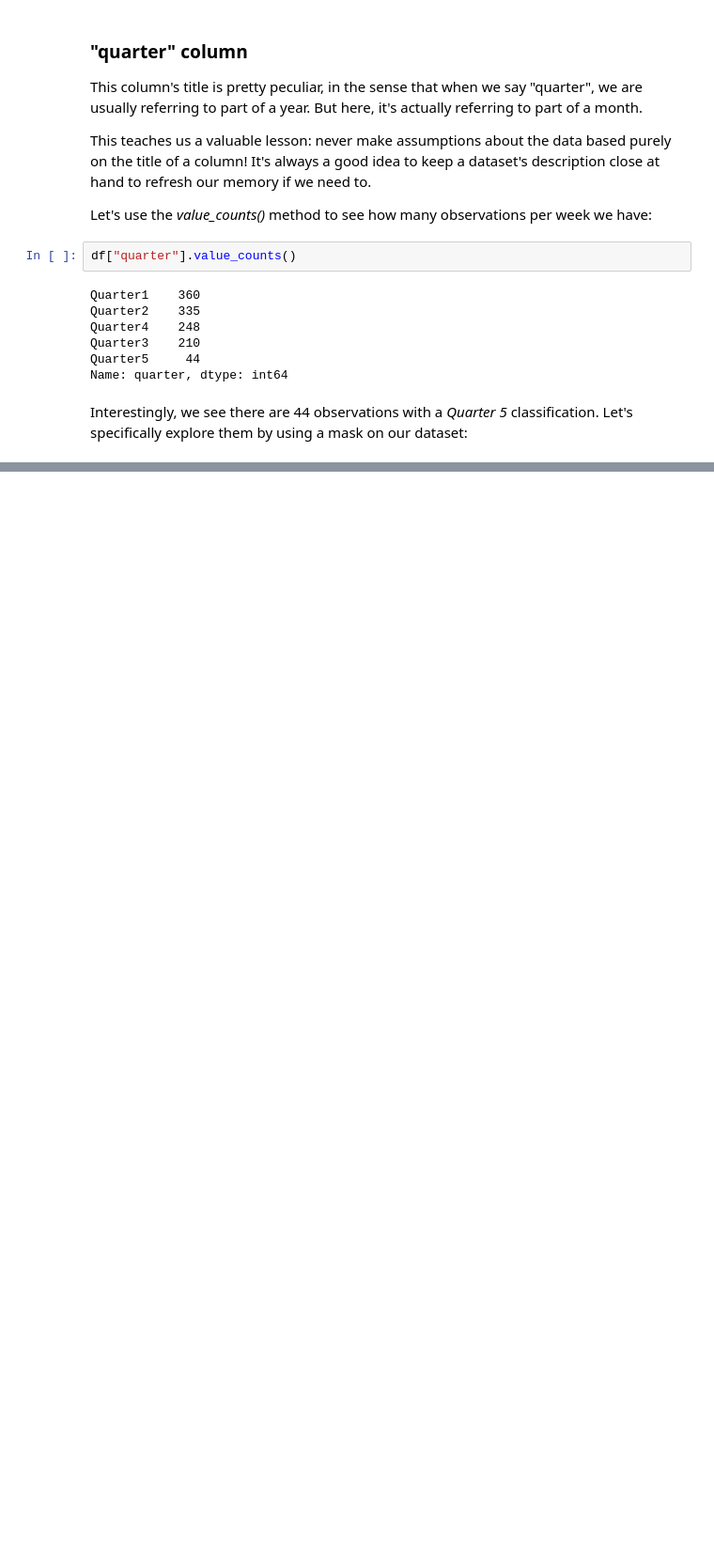
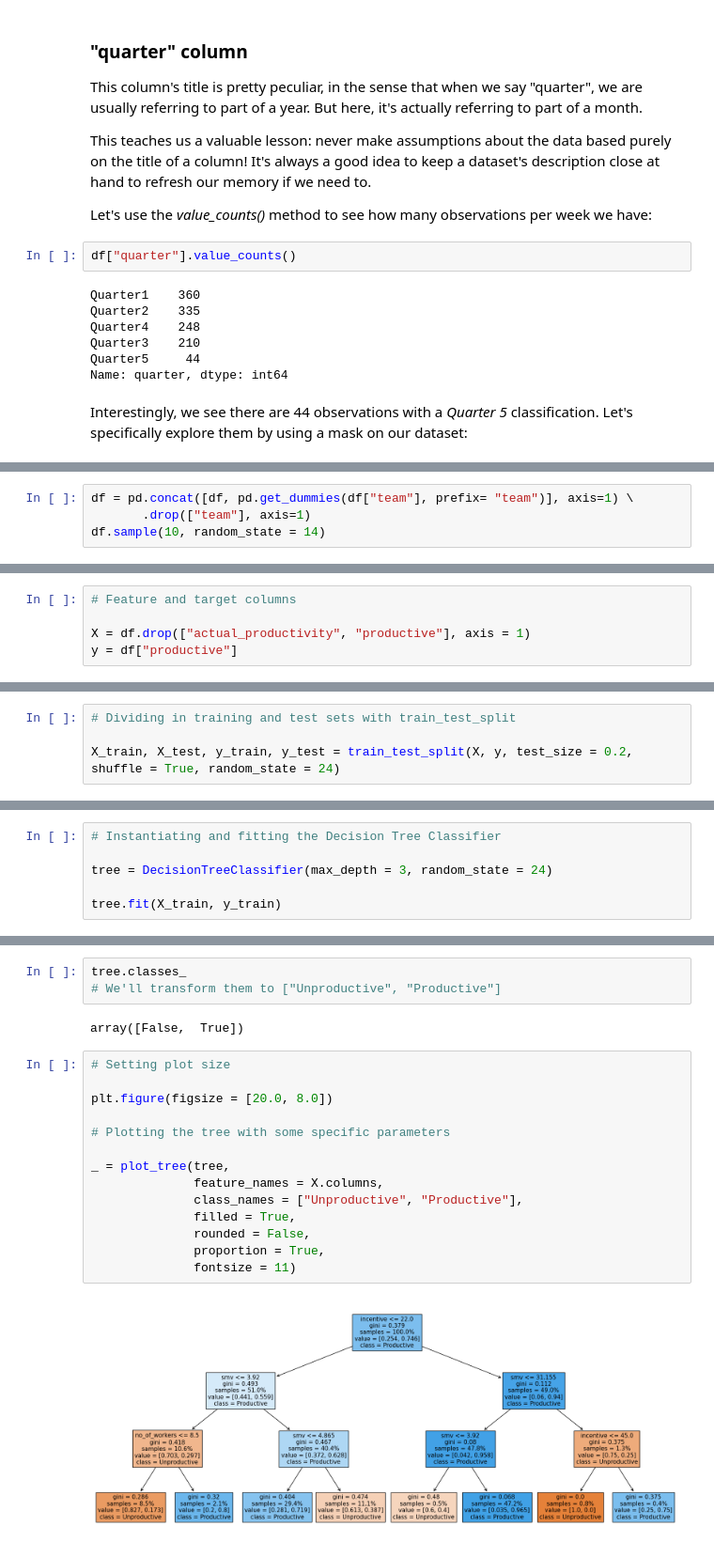
Before and after one commit to Clarkszw/clarkszw.github.io, a Jupyter notebook: Python/Employ_Productivity/Employ_Productivity.ipynb, the cells around one changed output, grey strips where cells are left out. Shown at 94% size. Saved outputs shown, nothing was run; the diff lists cells and outputs as text; blank space fills up the shorter version.

Commit message:
finish tree model project

```diff
--- a/Python/Employ_Productivity/Employ_Productivity.ipynb
+++ b/Python/Employ_Productivity/Employ_Productivity.ipynb
@@ -206,0 +896,4 @@ If we check the "dates" column, we can see that "Quarter 5" always comprises obs
+# %%
+df = pd.concat([df, pd.get_dummies(df["team"], prefix= "team")], axis=1) \
+       .drop(["team"], axis=1)
+df.sample(10, random_state = 14)
@@ -206,0 +928,5 @@ If we check the "dates" column, we can see that "Quarter 5" always comprises obs
+# %%
+# Feature and target columns
+
+X = df.drop(["actual_productivity", "productive"], axis = 1)
+y = df["productive"]
@@ -206,0 +952,4 @@ If we check the "dates" column, we can see that "Quarter 5" always comprises obs
+# %%
+# Dividing in training and test sets with train_test_split
+
+X_train, X_test, y_train, y_test = train_test_split(X, y, test_size = 0.2, shuffle = True, random_state = 24)
@@ -206,0 +958,6 @@ If we check the "dates" column, we can see that "Quarter 5" always comprises obs
+# %%
+# Instantiating and fitting the Decision Tree Classifier
+
+tree = DecisionTreeClassifier(max_depth = 3, random_state = 24)
+
+tree.fit(X_train, y_train)
@@ -206,0 +986,21 @@ If we check the "dates" column, we can see that "Quarter 5" always comprises obs
+# %%
+tree.classes_
+# We'll transform them to ["Unproductive", "Productive"]
+# %% [output]
+array([False,  True])
+# %%
+# Setting plot size
+
+plt.figure(figsize = [20.0, 8.0])
+
+# Plotting the tree with some specific parameters
+
+_ = plot_tree(tree,
+              feature_names = X.columns,
+              class_names = ["Unproductive", "Productive"],
+              filled = True,
+              rounded = False,
+              proportion = True,
+              fontsize = 11)
+# %% [output]
+[figure, added]
```
Also changed, not shown: parts of 130 cells of this notebook, 1 other file.
